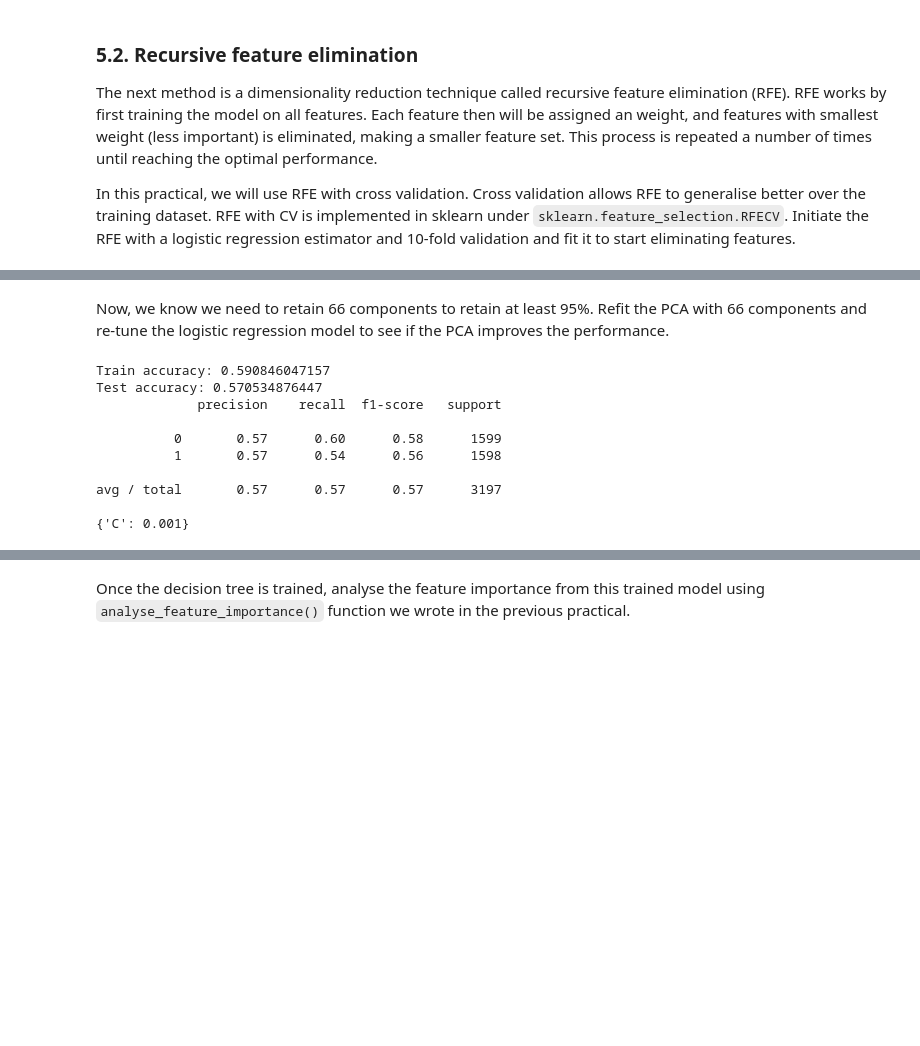
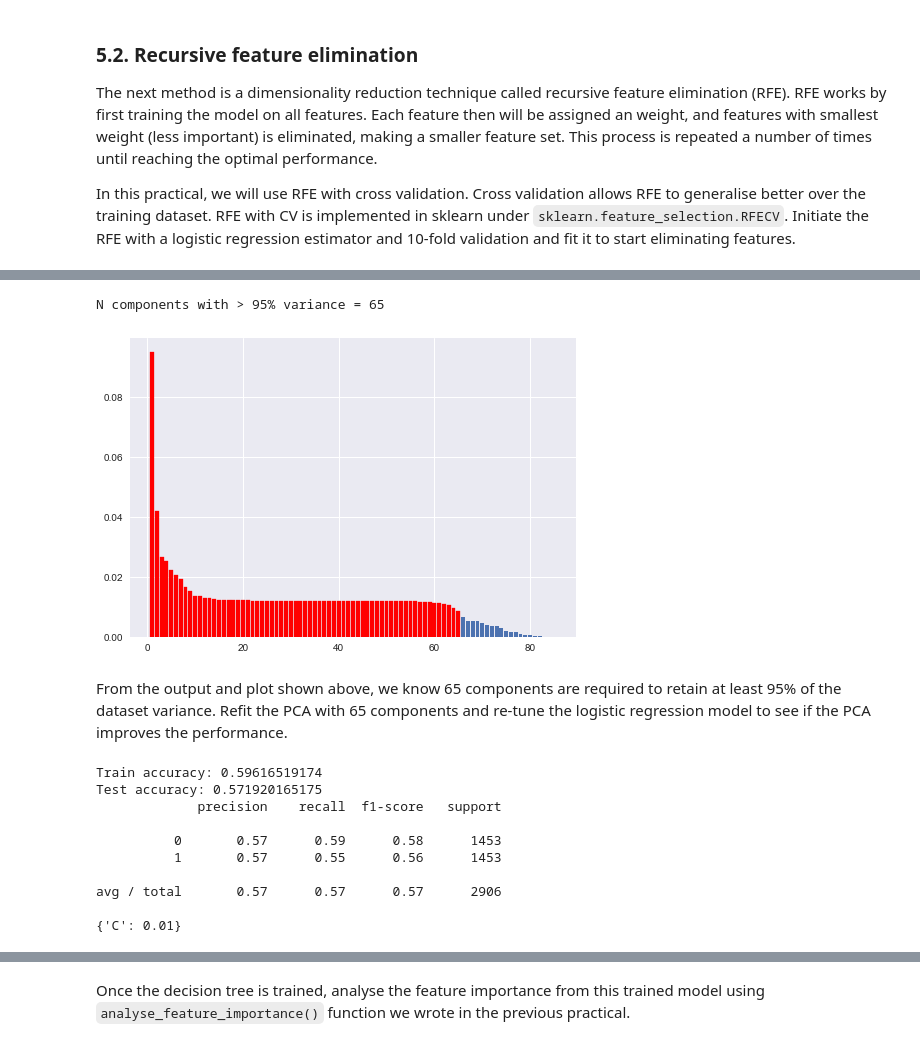
Before and after one commit to liehendi11/IFN645, a Jupyter notebook: prac4 - regression.ipynb, the cells around one changed output, grey strips where cells are left out. Drawn from its saved outputs; the diff is of its cells as text; code cells hidden in the pictures; blank space fills up the shorter version.

```diff
--- a/prac4 - regression.ipynb
+++ b/prac4 - regression.ipynb
@@ -371,7 +371,7 @@ Start by rescaling and resampling the training and test data.
 y_log = df_log['TargetB']
 X_log = df_log.drop(['TargetB'], axis=1)
 X_mat_log = X_log.as_matrix()
-X_train_log, X_test_log, y_train_log, y_test_log = train_test_split(X_mat_log, y_log, test_size=0.33, stratify=y_log,
+X_train_log, X_test_log, y_train_log, y_test_log = train_test_split(X_mat_log, y_log, test_size=0.3, stratify=y_log,
                                                                     random_state=rs)
 
 # standardise them again
@@ -464,17 +468,18 @@ avg / total       0.59      0.59      0.59      3197
 # %%
-rfe = RFECV(estimator = LogisticRegression(random_state=rs+1), cv=10)
-rfe.fit(X_train_log, y_train_log) # run the RFECV
+# running RFE + log transformation
+rfe = RFECV(estimator = LogisticRegression(random_state=rs), cv=10)
+rfe.fit(X_train_log, y_train_log) # run the RFECV on log transformed dataset
 
 # comparing how many variables before and after
 print("Original feature set", X_train_log.shape[1])
 print("Number of features after elimination", rfe.n_features_)
 
+# select features from log transformed dataset
 X_train_sel_log = rfe.transform(X_train_log)
 X_test_sel_log = rfe.transform(X_test_log)
 
-# grid search CV
+# init grid search CV on transformed dataset
 params = {'C': [pow(10, x) for x in range(-6, 4)]}
-
 cv = GridSearchCV(param_grid=params, estimator=LogisticRegression(random_state=rs), cv=10, n_jobs=-1)
 cv.fit(X_train_sel_log, y_train_log)
 
@@ -531,12 +528,38 @@ N components with > 95% variance = 66
+# %%
+# initiate PCA and fit it to log transformed X_train
+pca = PCA()
+pca.fit(X_train_log)
+
+# find the variance
+sum_var = 0
+comp_to_keep = 0
+for idx, val in enumerate(pca.explained_variance_ratio_):
+    sum_var += val
+    if (sum_var >= 0.95):
+        comp_to_keep = idx+1
+        print("N components with > 95% variance =", comp_to_keep)
+        break
+
+# visualise variance ratio of components using barplot
+# sum of components denoted with red bars > 95%
+import matplotlib.pyplot as plt
+bar = plt.bar(height=pca.explained_variance_ratio_, left=range(1,86))
+for i in range(comp_to_keep):
+    bar[i].set_color('r')
+# plt.hist(pca.explained_variance_ratio_)
+plt.show()
+# %% [output]
+N components with > 95% variance = 65
+[figure, added]
 # %% [markdown]
-Now, we know we need to retain 66 components to retain at least 95%. Refit the PCA with 66 components and re-tune the logistic regression model to see if the PCA improves the performance.
+From the output and plot shown above, we know 65 components are required to retain at least 95% of the dataset variance. Refit the PCA with 65 components and re-tune the logistic regression model to see if the PCA improves the performance.
 # %%
 # refit the PCA model
-pca = PCA(n_components=66)
+pca = PCA(n_components=65)
 
 # transform X_train and X_test according to PCA
-X_train_pca = pca.fit_transform(X_train)
-X_test_pca = pca.transform(X_test)
+X_train_pca = pca.fit_transform(X_train_log)
+X_test_pca = pca.transform(X_test_log)
 
 # grid search CV
 params = {'C': [pow(10, x) for x in range(-6, 4)]}
@@ -554,14 +577,14 @@ print(classification_report(y_test, y_pred))
 # print parameters of the best model
 print(cv.best_params_)
 # %% [output]
-Train accuracy: 0.590846047157
-Test accuracy: 0.570534876447
+Train accuracy: 0.59616519174
+Test accuracy: 0.571920165175
              precision    recall  f1-score   support
 
-          0       0.57      0.60      0.58      1599
-          1       0.57      0.54      0.56      1598
+          0       0.57      0.59      0.58      1453
+          1       0.57      0.55      0.56      1453
 
-avg / total       0.57      0.57      0.57      3197
+avg / total       0.57      0.57      0.57      2906
 
-{'C': 0.001}
+{'C': 0.01}
 # %% [markdown]
```
Also changed, not shown: parts of 38 cells of this notebook, 6 other files.
